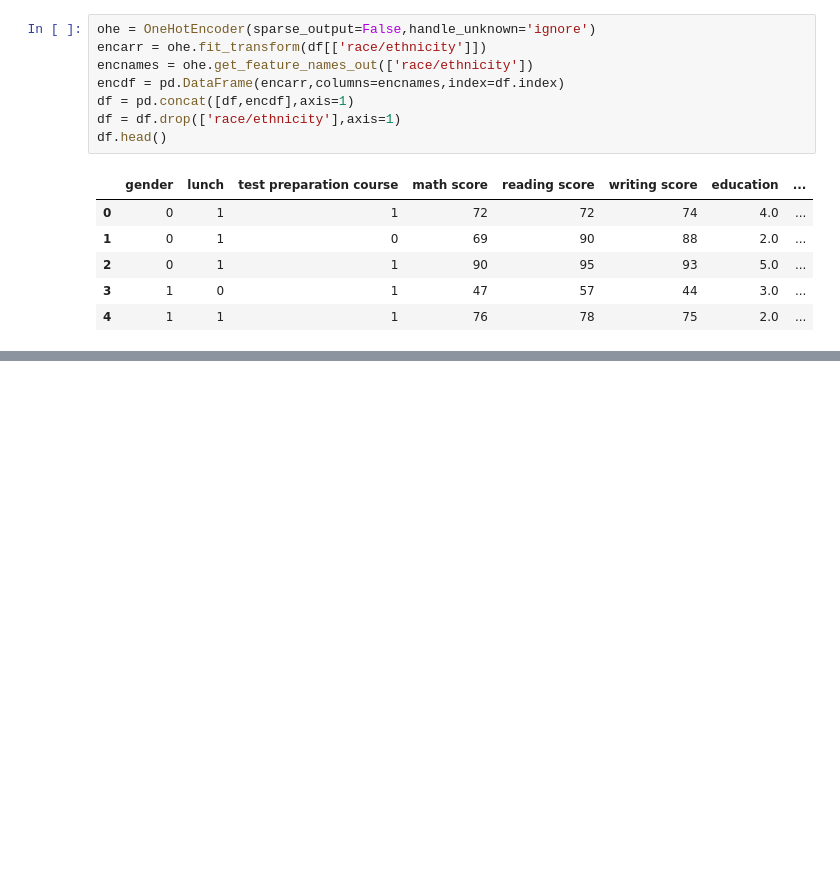
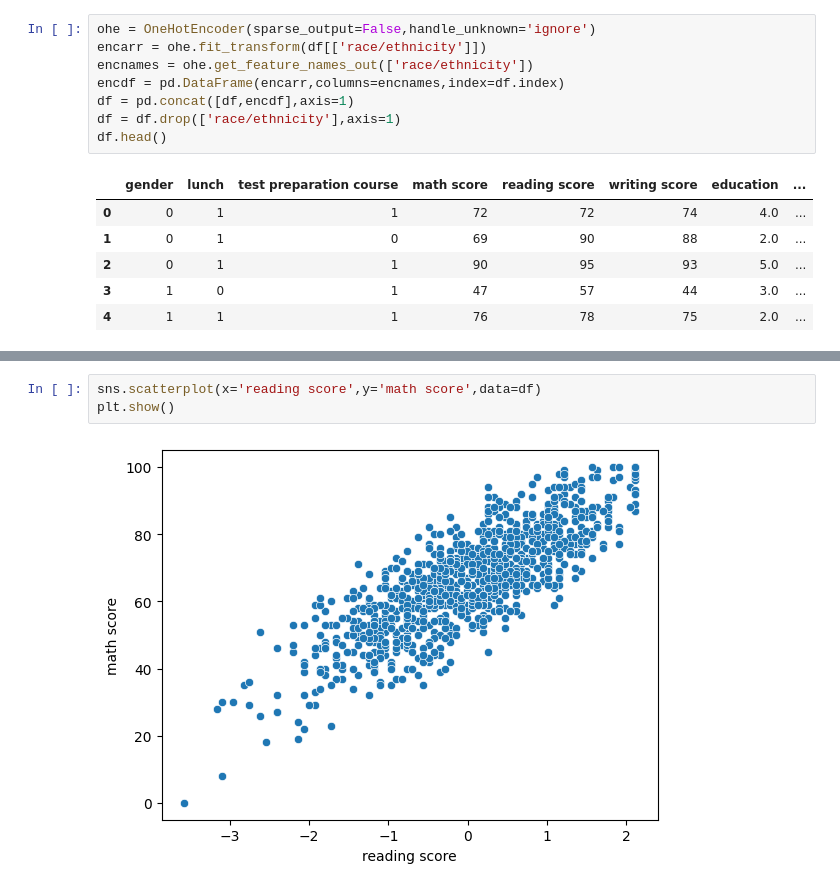
Before and after one commit to saket-nugget/StudentPerformance_PolyReg, a Jupyter notebook: StudentPerformance_PolyReg.ipynb, the cells around one changed output, grey strips where cells are left out. Cells and saved outputs as stored; diff of their text form; blank space fills up the shorter version.

```diff
--- a/StudentPerformance_PolyReg.ipynb
+++ b/StudentPerformance_PolyReg.ipynb
@@ -77,0 +104,5 @@ df.head()
+# %%
+sns.scatterplot(x='reading score',y='math score',data=df)
+plt.show()
+# %% [output]
+[figure, added]
```
Also changed, not shown: parts of 5 cells of this notebook.
